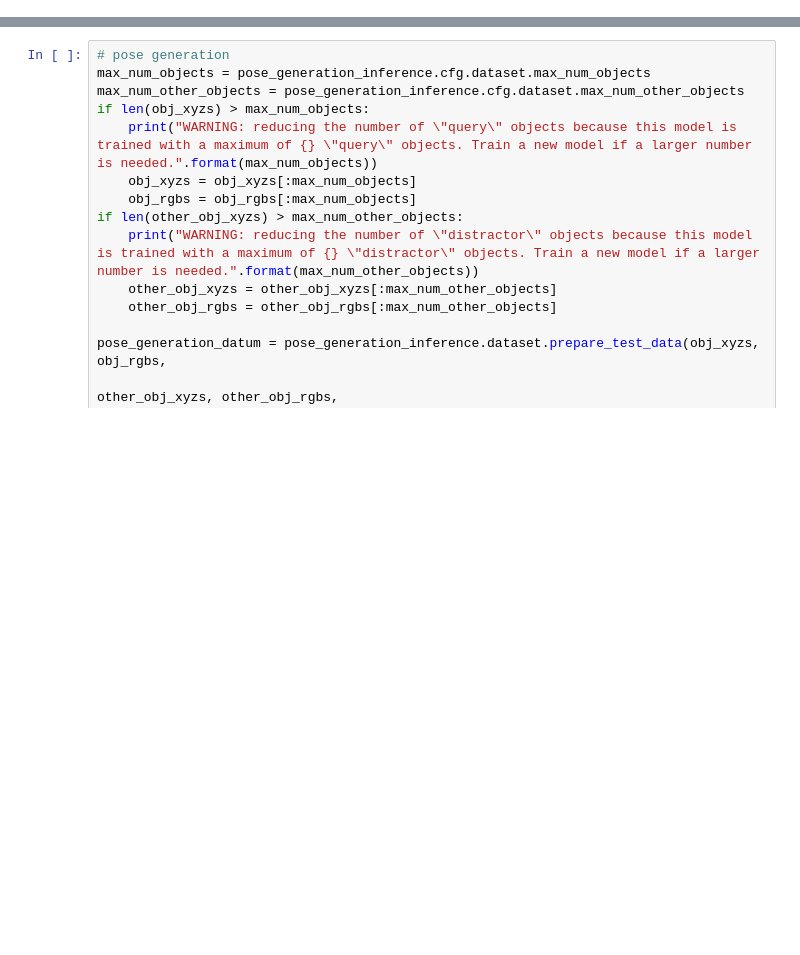
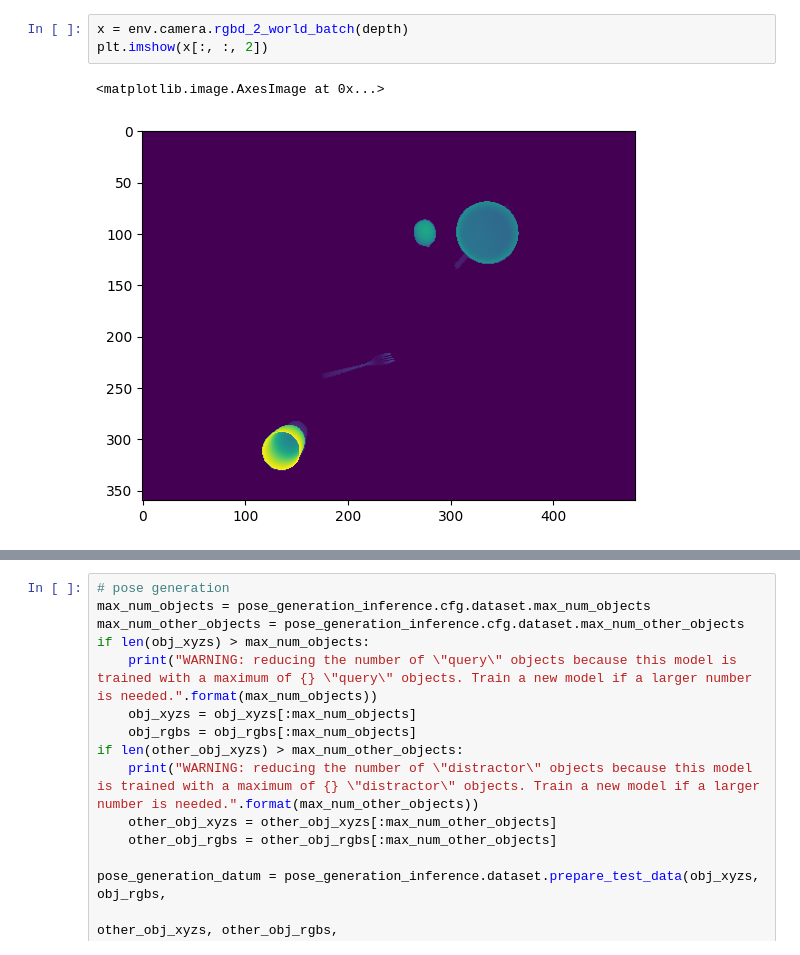
Before and after one commit to hogunkee/TSMCTS, a Jupyter notebook: structformer/Untitled.ipynb, the cells around one changed output, grey strips where cells are left out. Cells and saved outputs as stored; diff of their text form; blank space fills up the shorter version.

```diff
--- a/structformer/Untitled.ipynb
+++ b/structformer/Untitled.ipynb
@@ -76,0 +258,6 @@ depth = obs['top']['depth']
+# %%
+x = env.camera.rgbd_2_world_batch(depth)
+plt.imshow(x[:, :, 2])
+# %% [output]
+<matplotlib.image.AxesImage at 0x...>
+[figure, added]
```
Also changed, not shown: parts of 46 cells of this notebook, 3 other files.
